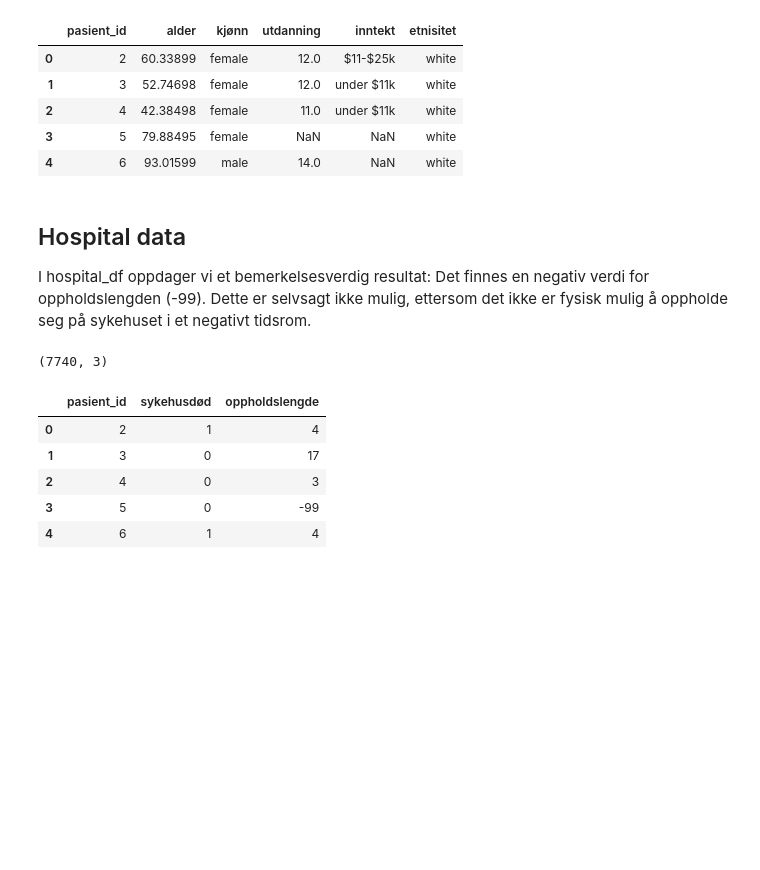
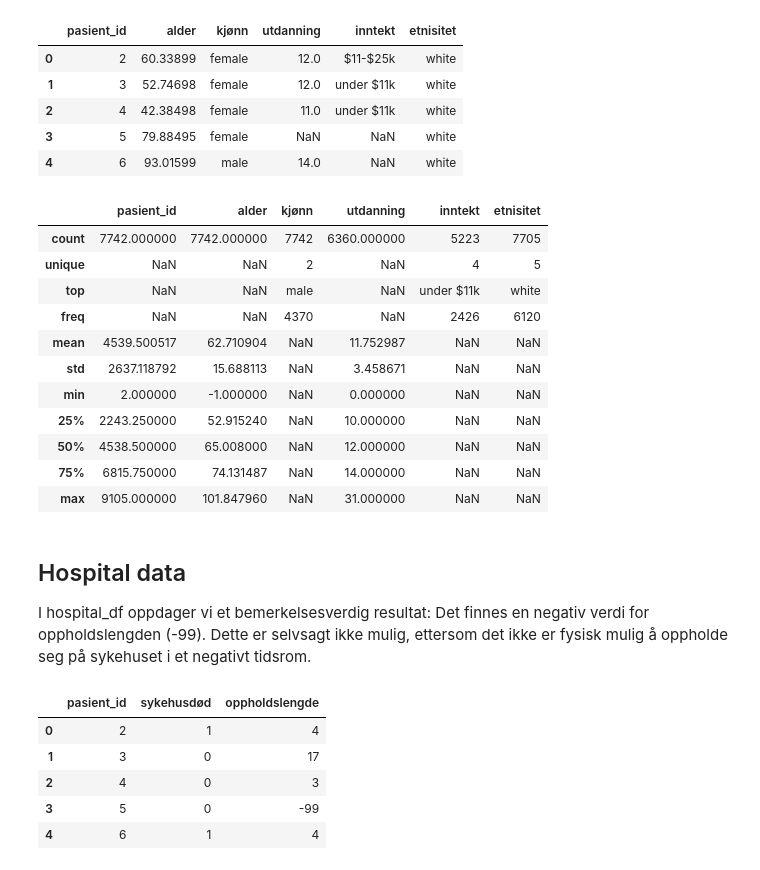
Before and after one commit to AnSloge/Predikasjon-av-oppholdslengde-p-sykehus, a Jupyter notebook: analyse.ipynb, the cells around one changed output. Cells and saved outputs as stored; diff of their text form; code cells hidden in the pictures; blank space fills up the shorter version.

```diff
--- a/analyse.ipynb
+++ b/analyse.ipynb
@@ -56,14 +64,25 @@ demographic_df.head()
 | 2 | 4 | 42.38498 | female | 11.0 | under $11k | white |
 | 3 | 5 | 79.88495 | female | NaN | NaN | white |
 | 4 | 6 | 93.01599 | male | 14.0 | NaN | white |
+# %%
+demographic_df.describe(include="all")
+# %% [output]
+|  | pasient_id | alder | kjønn | utdanning | inntekt | etnisitet |
+| count | 7742.000000 | 7742.000000 | 7742 | 6360.000000 | 5223 | 7705 |
+| unique | NaN | NaN | 2 | NaN | 4 | 5 |
+| top | NaN | NaN | male | NaN | under $11k | white |
+| freq | NaN | NaN | 4370 | NaN | 2426 | 6120 |
+| mean | 4539.500517 | 62.710904 | NaN | 11.752987 | NaN | NaN |
+| std | 2637.118792 | 15.688113 | NaN | 3.458671 | NaN | NaN |
+| min | 2.000000 | -1.000000 | NaN | 0.000000 | NaN | NaN |
+| 25% | 2243.250000 | 52.915240 | NaN | 10.000000 | NaN | NaN |
+| 50% | 4538.500000 | 65.008000 | NaN | 12.000000 | NaN | NaN |
+| 75% | 6815.750000 | 74.131487 | NaN | 14.000000 | NaN | NaN |
+| max | 9105.000000 | 101.847960 | NaN | 31.000000 | NaN | NaN |
 # %% [markdown]
 ## Hospital data
 
 I hospital_df oppdager vi et bemerkelsesverdig resultat: Det finnes en negativ verdi for oppholdslengden (-99). Dette er selvsagt ikke mulig, ettersom det ikke er fysisk mulig å oppholde seg på sykehuset i et negativt tidsrom.
-# %%
-hospital_df.shape
-# %% [output]
-(7740, 3)
 # %%
 hospital_df.head()
 # %% [output]
```
Also changed, not shown: parts of 29 cells of this notebook, 1 other file.
